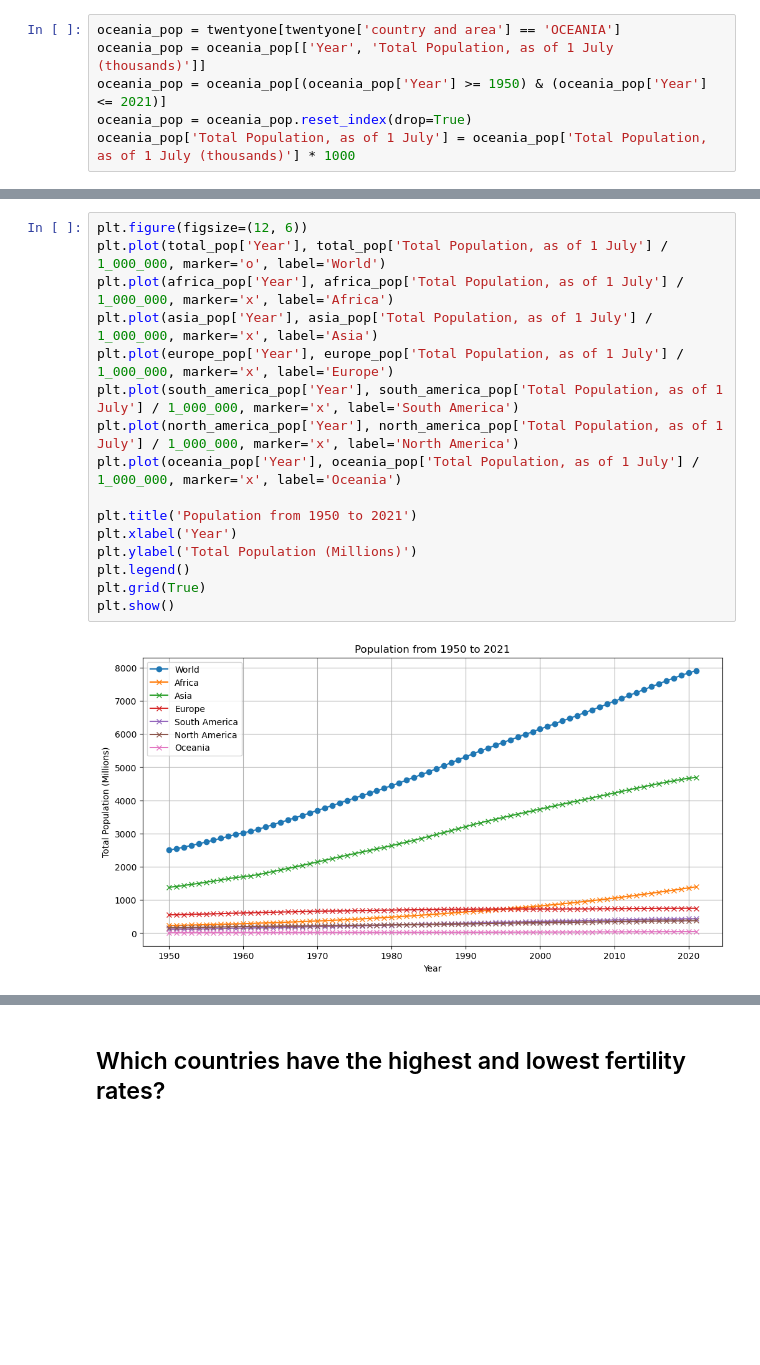
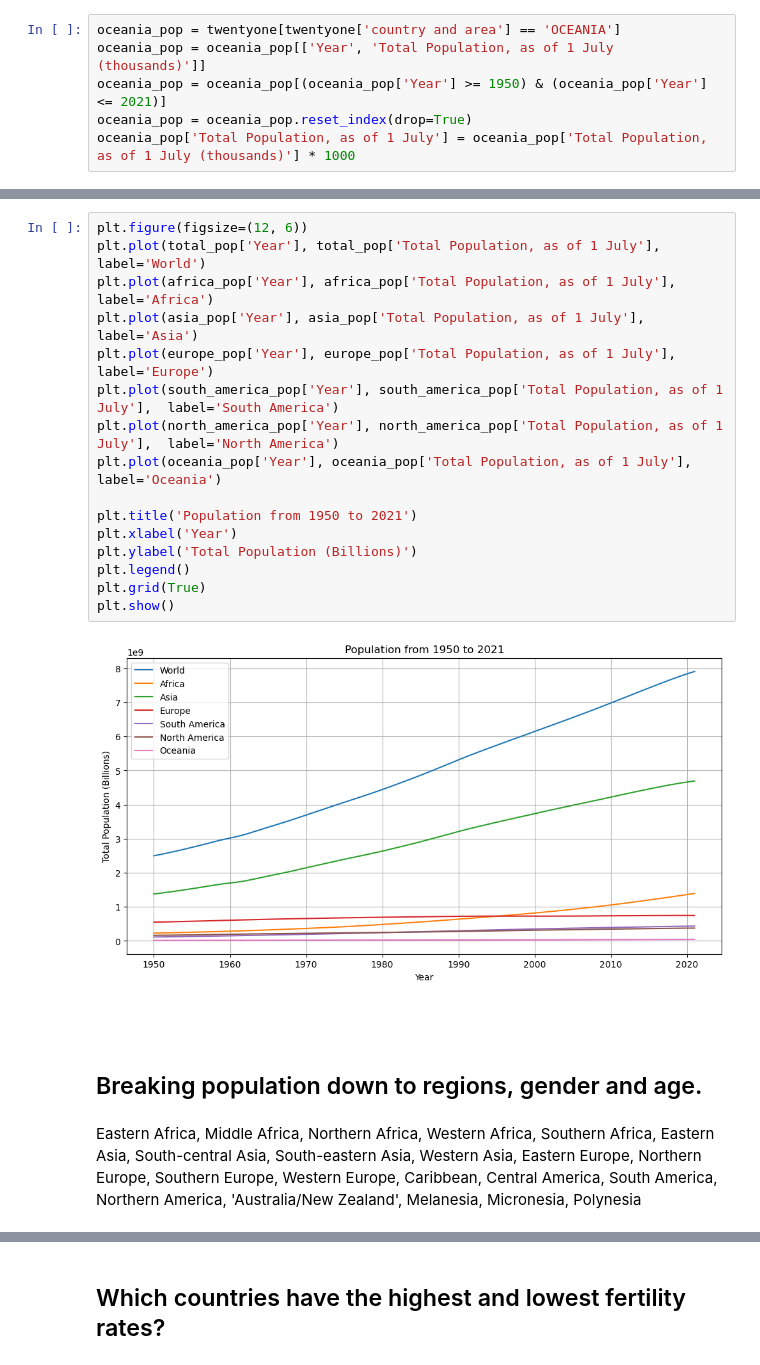
Before and after one commit to KarenDLP/World_Population_Project, a Jupyter notebook: KarenDLP_Fertility_Rates.ipynb, the cells around one changed output, grey strips where cells are left out. Cells and saved outputs as stored; diff of their text form; blank space fills up the shorter version.

```diff
--- a/KarenDLP_Fertility_Rates.ipynb
+++ b/KarenDLP_Fertility_Rates.ipynb
@@ -239,18 +271,25 @@ oceania_pop['Total Population, as of 1 July'] = oceania_pop['Total Population, a
 # %%
 plt.figure(figsize=(12, 6))
-plt.plot(total_pop['Year'], total_pop['Total Population, as of 1 July'] / 1_000_000, marker='o', label='World')
-plt.plot(africa_pop['Year'], africa_pop['Total Population, as of 1 July'] / 1_000_000, marker='x', label='Africa')
-plt.plot(asia_pop['Year'], asia_pop['Total Population, as of 1 July'] / 1_000_000, marker='x', label='Asia')
-plt.plot(europe_pop['Year'], europe_pop['Total Population, as of 1 July'] / 1_000_000, marker='x', label='Europe')
-plt.plot(south_america_pop['Year'], south_america_pop['Total Population, as of 1 July'] / 1_000_000, marker='x', label='South America')
-plt.plot(north_america_pop['Year'], north_america_pop['Total Population, as of 1 July'] / 1_000_000, marker='x', label='North America')
-plt.plot(oceania_pop['Year'], oceania_pop['Total Population, as of 1 July'] / 1_000_000, marker='x', label='Oceania')
+plt.plot(total_pop['Year'], total_pop['Total Population, as of 1 July'], label='World')
+plt.plot(africa_pop['Year'], africa_pop['Total Population, as of 1 July'],  label='Africa')
+plt.plot(asia_pop['Year'], asia_pop['Total Population, as of 1 July'],  label='Asia')
+plt.plot(europe_pop['Year'], europe_pop['Total Population, as of 1 July'], label='Europe')
+plt.plot(south_america_pop['Year'], south_america_pop['Total Population, as of 1 July'],  label='South America')
+plt.plot(north_america_pop['Year'], north_america_pop['Total Population, as of 1 July'],  label='North America')
+plt.plot(oceania_pop['Year'], oceania_pop['Total Population, as of 1 July'], label='Oceania')
 
 plt.title('Population from 1950 to 2021')
 plt.xlabel('Year')
-plt.ylabel('Total Population (Millions)')
+plt.ylabel('Total Population (Billions)')
 plt.legend()
 plt.grid(True)
 plt.show()
 # %% [output]
-[figure, old version]
+[figure, new version]
+# %% [markdown]
+#
+# %% [markdown]
+## Breaking population down to regions, gender and age.
+# %% [markdown]
+Eastern Africa, Middle Africa, Northern Africa, Western Africa, Southern Africa, Eastern Asia, South-central Asia, South-eastern Asia, Western Asia, Eastern Europe, Northern Europe, Southern Europe, Western Europe, Caribbean, Central America, South America,
+Northern America, 'Australia/New Zealand', Melanesia, Micronesia, Polynesia
```
Also changed, not shown: parts of 40 cells of this notebook.
